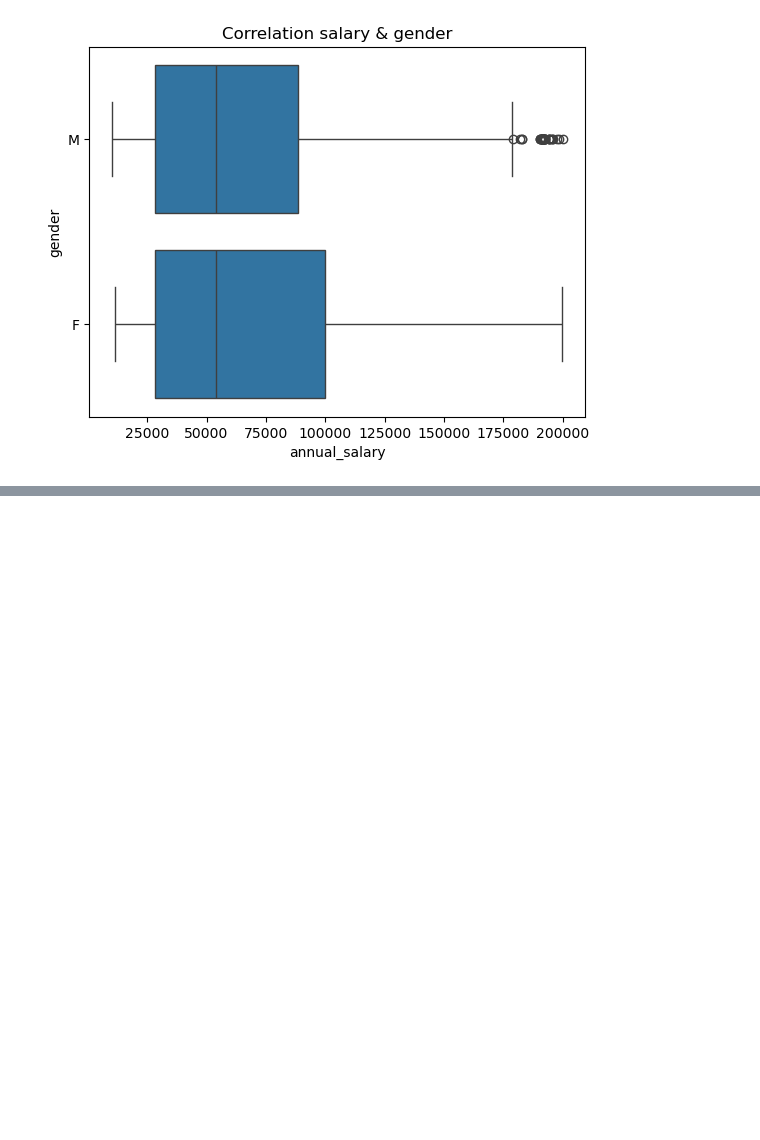
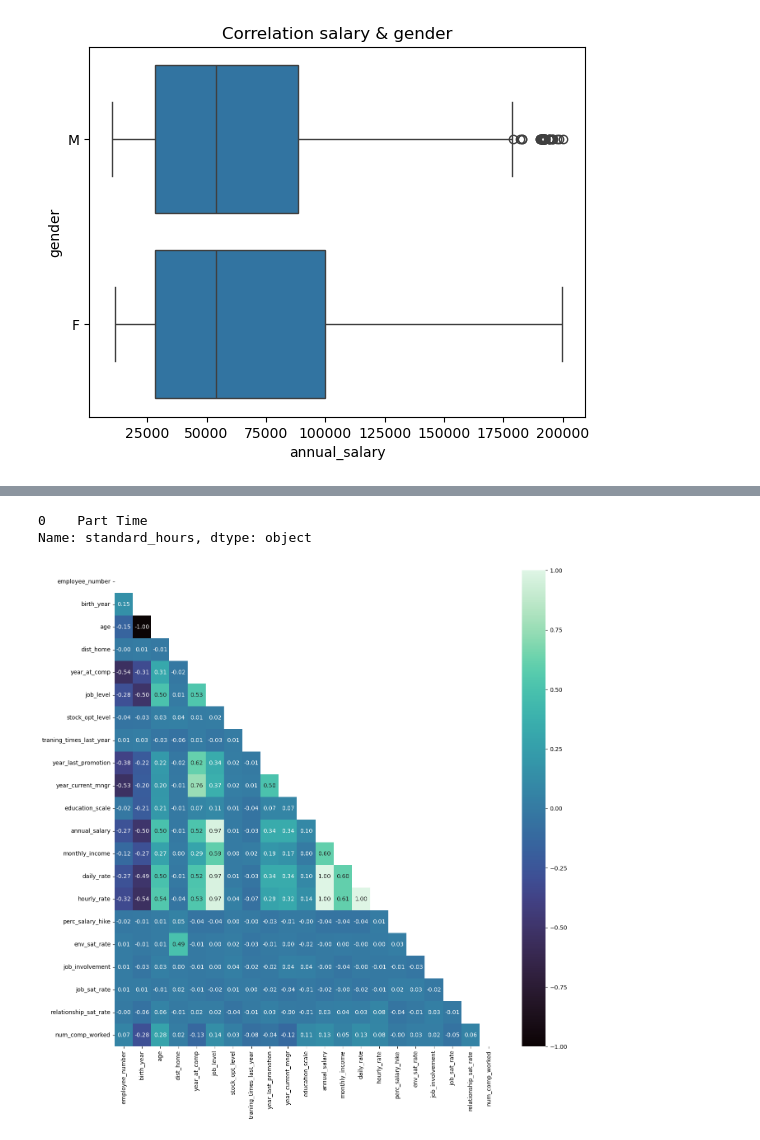
Before and after one commit to CibiPB/project-da-promo-49-INTERNO, a Jupyter notebook: Notebooks/3. Data Analysis.ipynb, the cells around one changed output, grey strips where cells are left out. Cells and saved outputs as stored; diff of their text form; code cells hidden in the pictures; blank space fills up the shorter version.

```diff
--- a/Notebooks/3. Data Analysis.ipynb
+++ b/Notebooks/3. Data Analysis.ipynb
@@ -50,0 +30,25 @@ dist_home_negative
+# %%
+df['standard_hours'].mode()
+# %% [output]
+0    Part Time
+Name: standard_hours, dtype: object
+# %%
+# GENERAL DATA ANALYSIS
+
+numerics = df.select_dtypes(exclude = 'O').columns
+df_corr = df[numerics].corr(method = 'pearson')
+
+
+plt.figure(figsize = (15, 15))
+
+mask = np.triu(np.ones_like(df_corr, dtype=bool))
+
+sns.heatmap(df_corr,
+            annot = True,
+            fmt = ".2f",
+            cmap = "mako",
+            vmax = 1,
+            vmin = -1,
+            mask = mask);
+# %% [output]
+[figure, added]
```
Also changed, not shown: parts of 3 cells of this notebook, 5 other files.
